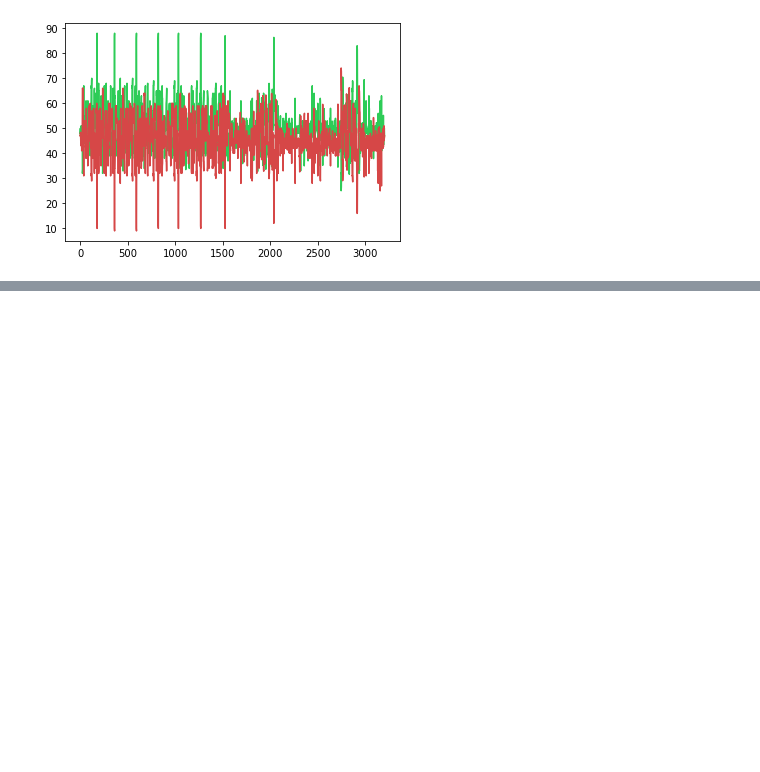
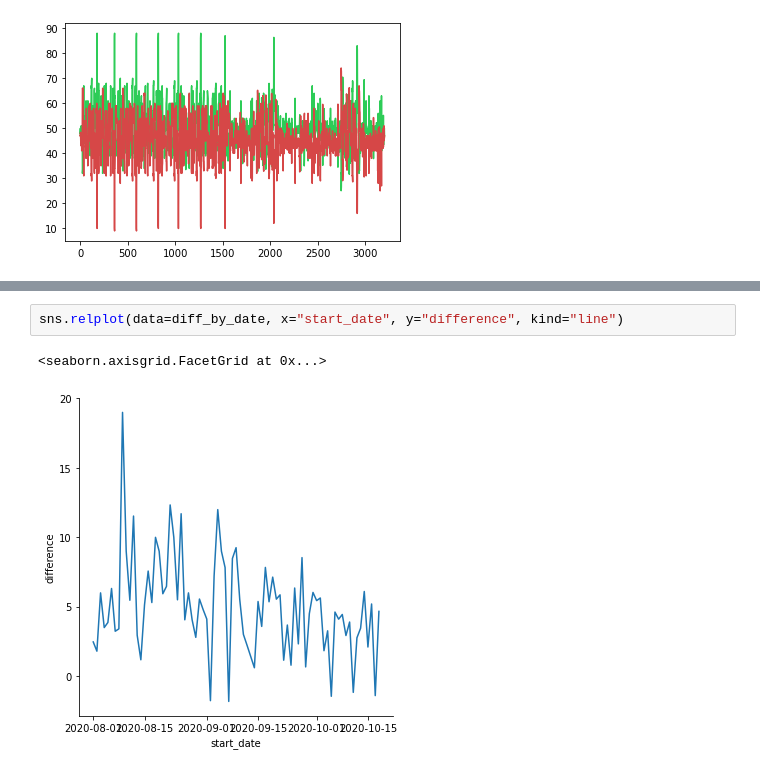
Before and after one commit to espSiyam/Data-Science--Analytics---AI-for-Business---the-Real-World-, a Jupyter notebook: Case Studies/US Presidential Election.ipynb, the cells around one changed output, grey strips where cells are left out. Cells and saved outputs as stored; diff of their text form; blank space fills up the shorter version.

```diff
--- a/Case Studies/US Presidential Election.ipynb
+++ b/Case Studies/US Presidential Election.ipynb
@@ -547,0 +553,5 @@ plt.plot(grouped.index, grouped.Trump, color="#d64747")
+# %%
+sns.relplot(data=diff_by_date, x="start_date", y="difference", kind="line")
+# %% [output]
+<seaborn.axisgrid.FacetGrid at 0x...>
+[figure, added]
```
Also changed, not shown: parts of 11 cells of this notebook.
